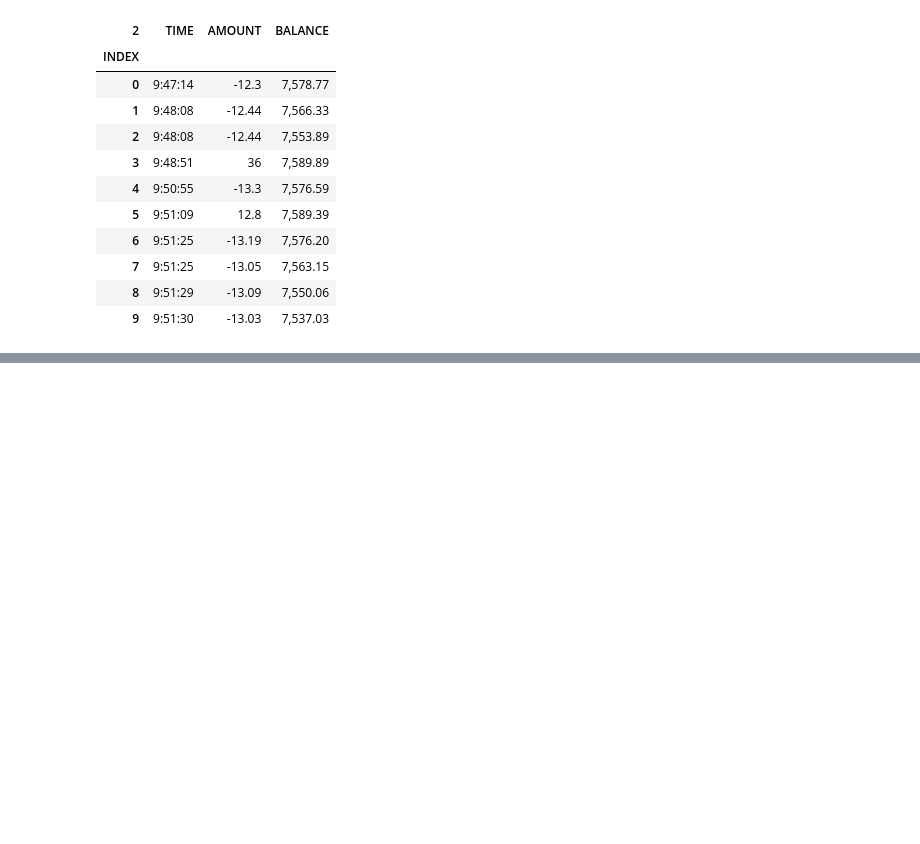
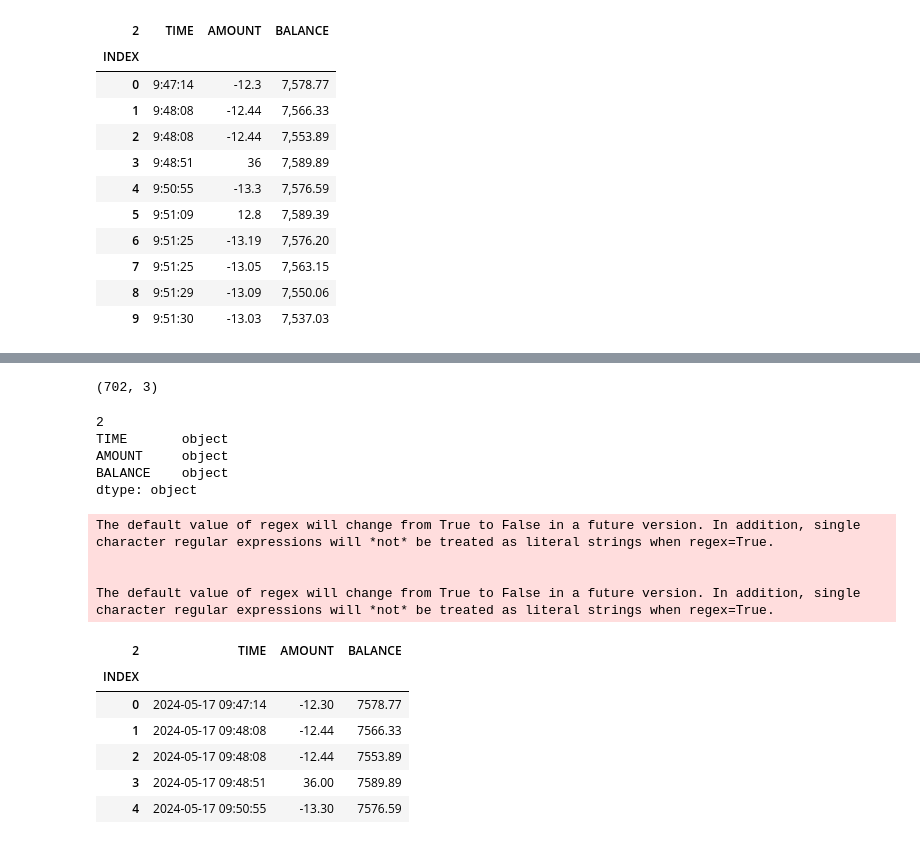
Before and after one commit to LiubouNY/Daily_Profit_Loss_Statement_Graph, a Jupyter notebook: Daily_Profit_Loss_Statement_Graph_Python.ipynb, the cells around one changed output, grey strips where cells are left out. Saved outputs shown, nothing was run; the diff lists cells and outputs as text; code cells hidden in the pictures; blank space fills up the shorter version.

```diff
--- a/Daily_Profit_Loss_Statement_Graph_Python.ipynb
+++ b/Daily_Profit_Loss_Statement_Graph_Python.ipynb
@@ -81,0 +73,36 @@ px.line(df, x = 'TIME', y = 'AMOUNT', title = 'Daily Balance Fluctuation')
+# %%
+#taking a look at the data dimentions
+df.shape
+# %% [output]
+(702, 3)
+# %%
+#taking a look at currents data types
+df.dtypes
+# %% [output]
+2
+TIME       object
+AMOUNT     object
+BALANCE    object
+dtype: object
+# %%
+#converting current object data types to date and numeric types
+df['TIME'] = pd.to_datetime(df['TIME'])
+df['BALANCE'] = df['BALANCE'].str.replace(',','')
+df['BALANCE'] = df['BALANCE'].str.replace('$','')
+df['BALANCE'] = df['BALANCE'].astype(float)
+df['AMOUNT'] = df['AMOUNT'].str.replace(',','')
+df['AMOUNT'] = df['AMOUNT'].str.replace('$','')
+df['AMOUNT'] = df['AMOUNT'].astype(float)
+df.head()
+# %% [output]
+The default value of regex will change from True to False in a future version. In addition, single character regular expressions will *not* be treated as literal strings when regex=True.
+
+
+The default value of regex will change from True to False in a future version. In addition, single character regular expressions will *not* be treated as literal strings when regex=True.
+| 2 | TIME | AMOUNT | BALANCE |
+| INDEX |  |  |  |
+| 0 | 2024-05-17 09:47:14 | -12.30 | 7578.77 |
+| 1 | 2024-05-17 09:48:08 | -12.44 | 7566.33 |
+| 2 | 2024-05-17 09:48:08 | -12.44 | 7553.89 |
+| 3 | 2024-05-17 09:48:51 | 36.00 | 7589.89 |
+| 4 | 2024-05-17 09:50:55 | -13.30 | 7576.59 |
```
Also changed, not shown: parts of 6 cells of this notebook.
